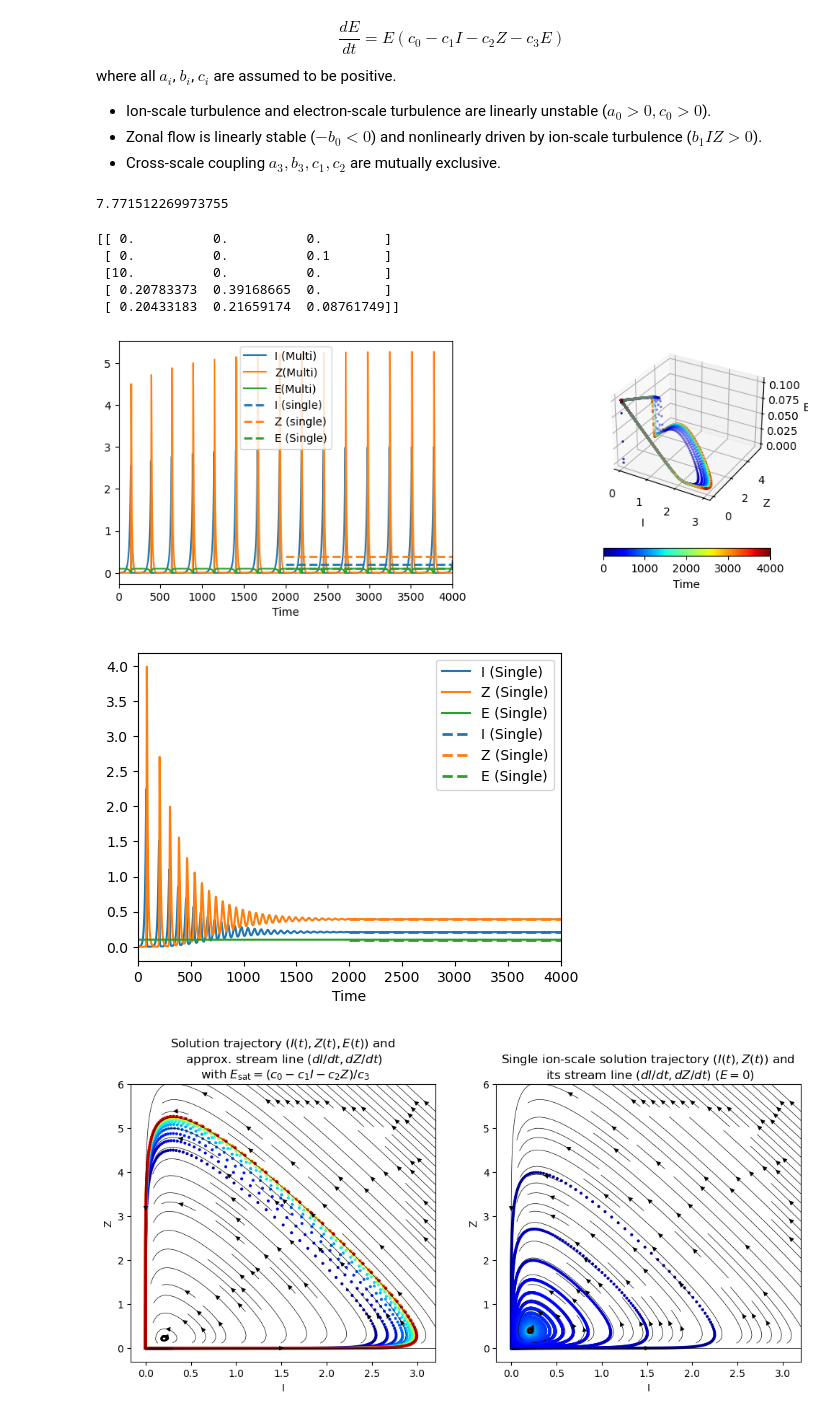
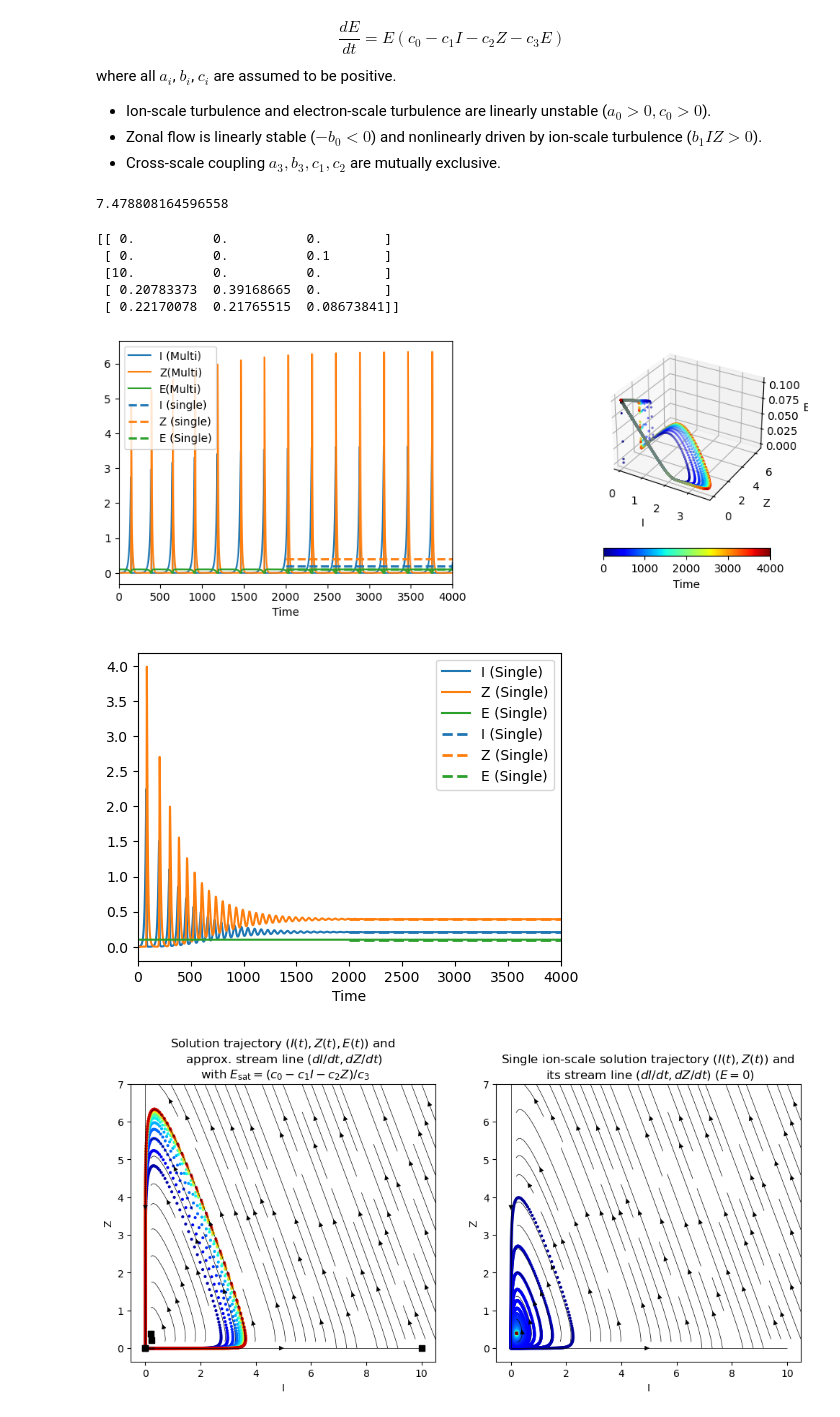
Before and after one commit to smaeyama/3sp-Lotka-Volterra, a Jupyter notebook: lotka_volterra_3sp/case05_LCO.ipynb, the cells around one changed output. Drawn from its saved outputs; the diff is of its cells as text; code cells hidden in the pictures.

```diff
--- a/lotka_volterra_3sp/case05_LCO.ipynb
+++ b/lotka_volterra_3sp/case05_LCO.ipynb
@@ -29,7 +29,7 @@ from solve_Lotka_Volterra import solve_Lotka_Volterra, \
 from time import time as timer
 
 matA=np.array([[0.1, -0.01, -0.25, -0.5],
-               [-0.1, 0.5, -0.01, -0.0],
+               [-0.1, 0.5, -0.01, -0.1],
                [20.0, -10.0, -2.0, -200.0]])
 matA_wo_cross = matA.copy()
 matA_wo_cross[0,3] = 0.0
@@ -45,7 +45,7 @@ time, var = solve_Lotka_Volterra(matA,dt,nt,var0)
 time, var_wo_cross = solve_Lotka_Volterra(matA_wo_cross,dt,nt,var0)
 t2 = timer(); print(t2-t1)
 # %% [output]
-7.771512269973755
+7.478808164596558
 # %%
 _, a1, a2, a3 = -matA[0,:]
 b0, _, b2, b3 = -matA[1,:]
@@ -103,36 +103,37 @@ plt.show()
  [ 0.          0.          0.1       ]
  [10.          0.          0.        ]
  [ 0.20783373  0.39168665  0.        ]
- [ 0.20433183  0.21659174  0.08761749]]
+ [ 0.22170078  0.21765515  0.08673841]]
-[figure, old version]
+[figure, new version]
 [figure]
 # %%
-grid_I = np.linspace(0,3.2,200)
-grid_Z = np.linspace(0,6,180)
+grid_I = np.linspace(0,10.5,400)
+grid_Z = np.linspace(0,7,380)
 I2, Z2 = np.meshgrid(grid_I, grid_Z)
 dIdt, dZdt = dIdt_dZdt_with_sat_E(matA,I2,Z2)
 
 fig = plt.figure(figsize=(12,5))
 ax = fig.add_subplot(1,2,1)
 ax.set_title(label="Solution trajectory $(I(t),Z(t), E(t))$ and \n"
              +" approx. stream line $(dI/dt,dZ/dt)$ \n"
              +" with $E_\mathrm{sat}=(c_0-c_1I-c_2Z)/c_3$")
 ax.streamplot(I2, Z2, dIdt, dZdt, linewidth=0.5, color="k")
 ax.scatter(var[:iend:iskp,0],var[:iend:iskp,1],c=time[:iend:iskp],cmap="jet",marker=".",lw=0)
+ax.scatter(equilibrium[:,0],equilibrium[:,1],marker="s",c="k")
 ax.set_xlabel("I")
 ax.set_ylabel("Z")
 ax = fig.add_subplot(1,2,2)
 ax.set_title(label="Single ion-scale solution trajectory $(I(t),Z(t))$ and \n"
              +" its stream line $(dI/dt,dZ/dt)$ ($E=0$)")
 dIdt0, dZdt0 = dIdt_dZdt_wo_E(matA,I2,Z2)
 ax.streamplot(I2, Z2, dIdt0, dZdt0, linewidth=0.5, color="k")
 ax.scatter(var_wo_cross[:iend:iskp,0],var_wo_cross[:iend:iskp,1],c=time[:iend:iskp],cmap="jet",marker=".",lw=0)
 ax.set_xlabel("I")
 ax.set_ylabel("Z")
 plt.show()
 plt.show()
 # %% [output]
-[figure, old version]
+[figure, new version]
 # %%
 %matplotlib qt
 fig = plt.figure()
```
Also changed, not shown: parts of 1 cell of this notebook, 5 other files.
